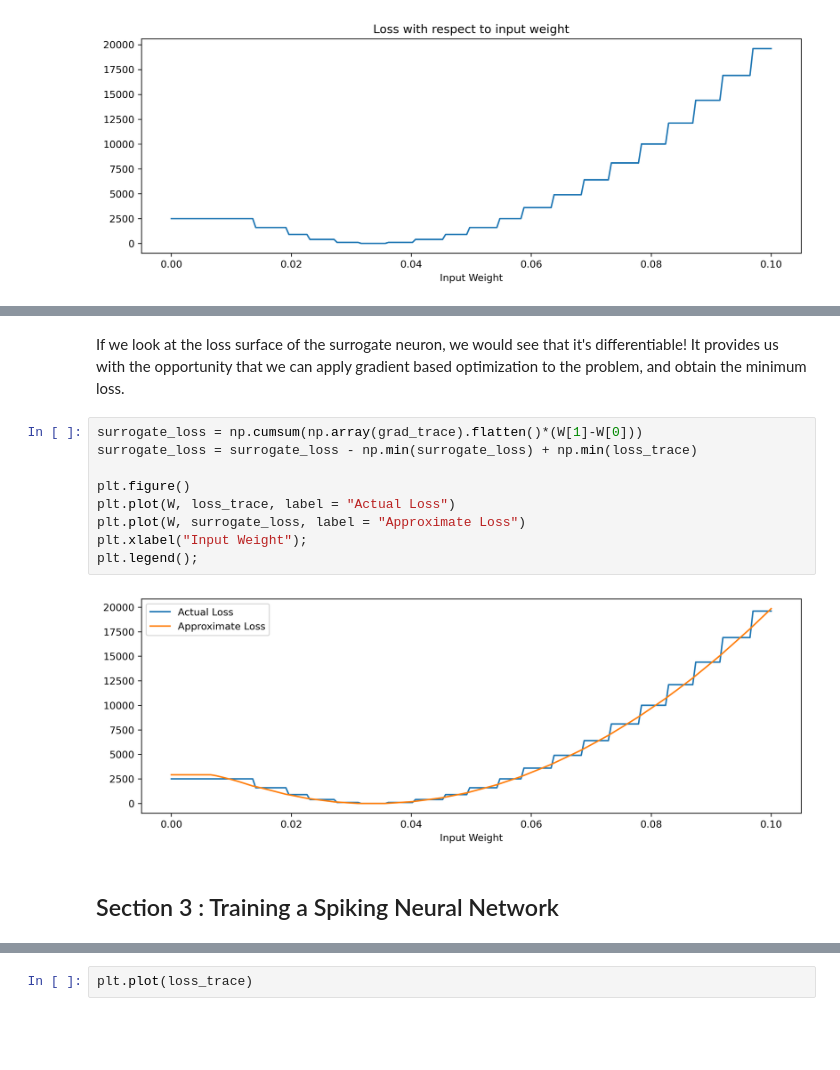
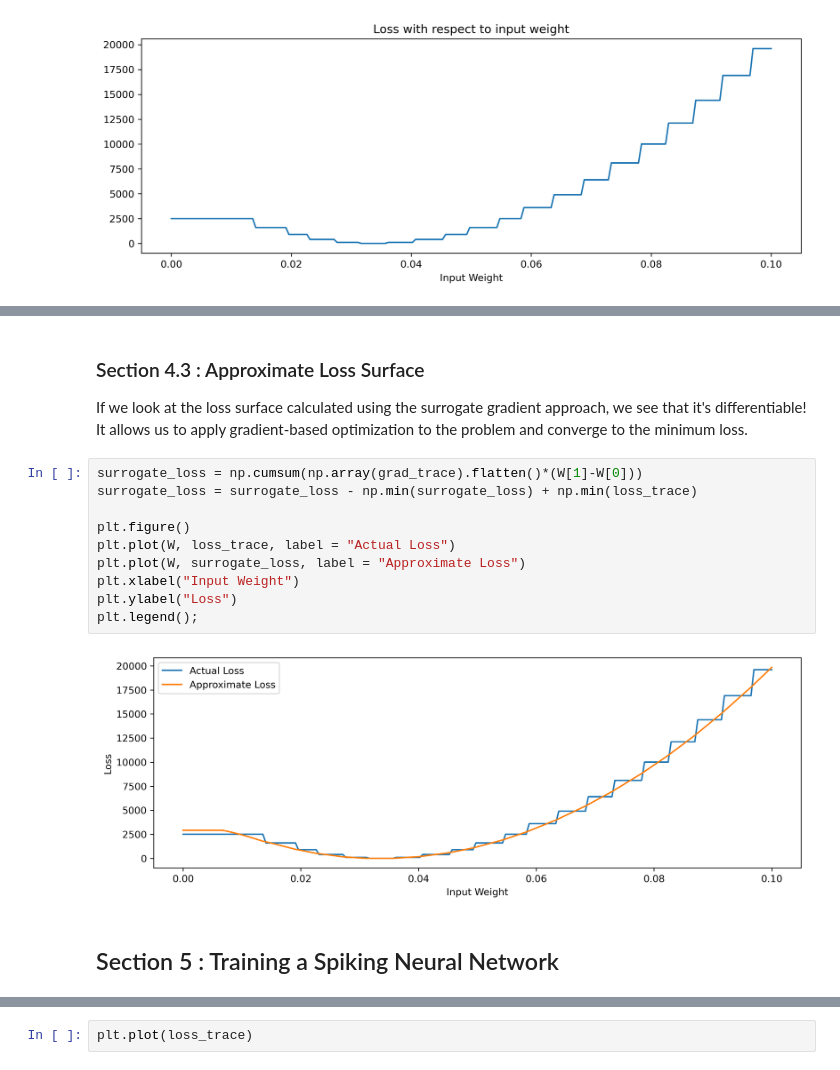
Before and after one commit to synsense/snn-workshop-amld-2022, a Jupyter notebook: 3. Training SNNs from scracth/training_snn_rate.ipynb, the cells around one changed output, grey strips where cells are left out. Cells and saved outputs as stored; diff of their text form; blank space fills up the shorter version.

```diff
--- a/3. Training SNNs from scracth/training_snn_rate.ipynb
+++ b/3. Training SNNs from scracth/training_snn_rate.ipynb
@@ -359,16 +349,19 @@ plt.legend();
 # %% [markdown]
-If we look at the loss surface of the surrogate neuron, we would see that it's differentiable! It provides us with the opportunity that we can apply gradient based optimization to the problem, and obtain the minimum loss.
+### Section 4.3 : Approximate Loss Surface
+
+If we look at the loss surface calculated using the surrogate gradient approach, we see that it's differentiable! It allows us to apply gradient-based optimization to the problem and converge to the minimum loss.
 # %%
 surrogate_loss = np.cumsum(np.array(grad_trace).flatten()*(W[1]-W[0]))
 surrogate_loss = surrogate_loss - np.min(surrogate_loss) + np.min(loss_trace)
 
 plt.figure()
 plt.plot(W, loss_trace, label = "Actual Loss")
 plt.plot(W, surrogate_loss, label = "Approximate Loss")
-plt.xlabel("Input Weight");
+plt.xlabel("Input Weight")
+plt.ylabel("Loss")
 plt.legend();
 # %% [output]
-[figure, old version]
+[figure, new version]
 # %% [markdown]
-## Section 3 : Training a Spiking Neural Network
+## Section 5 : Training a Spiking Neural Network
 # %%
```
Also changed, not shown: parts of 29 cells of this notebook.
